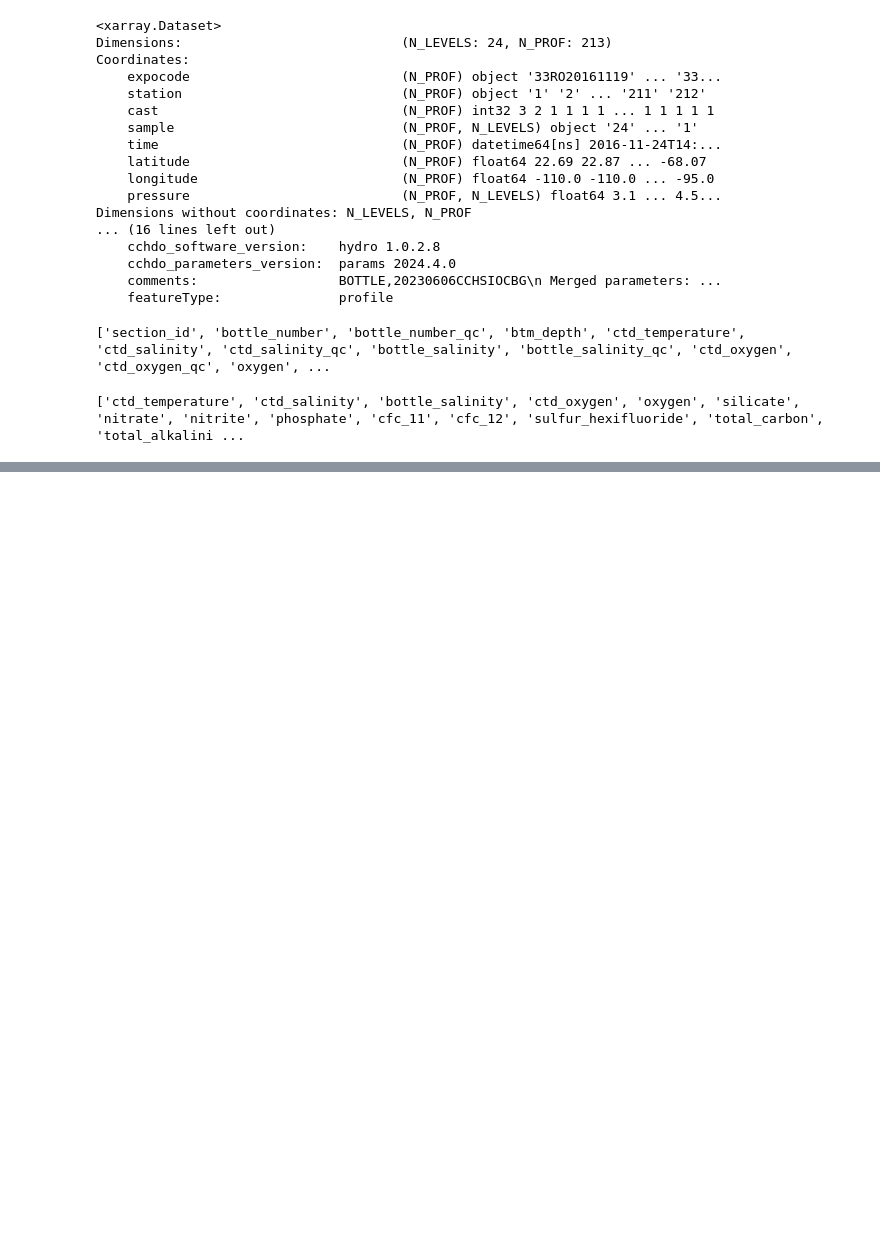
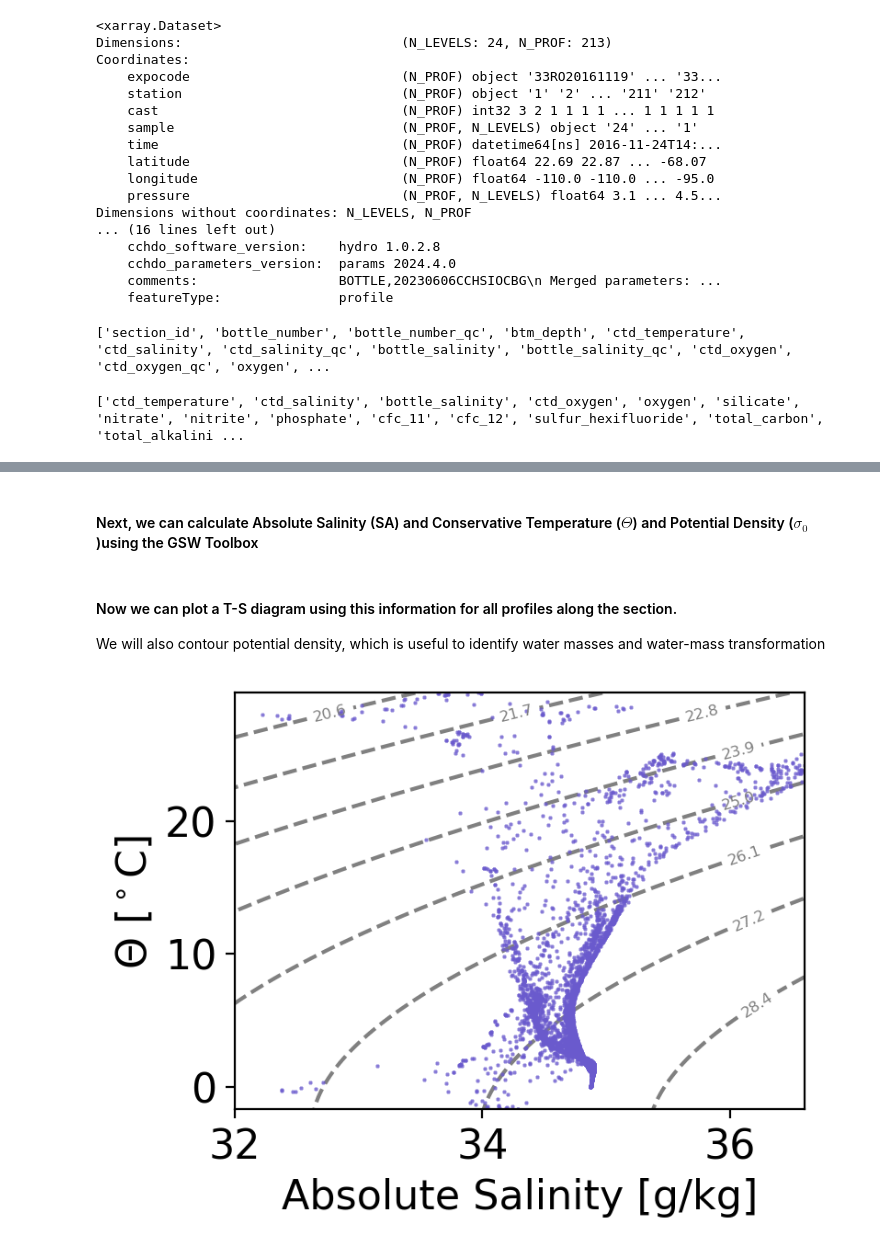
Before and after one commit to cchdo/demo_notebooks, a Jupyter notebook: explore_go-ship_bottle.ipynb, the cells around one changed output, grey strips where cells are left out. Saved outputs shown, nothing was run; the diff lists cells and outputs as text; code cells hidden in the pictures; blank space fills up the shorter version.

```diff
--- a/explore_go-ship_bottle.ipynb
+++ b/explore_go-ship_bottle.ipynb
@@ -91,0 +102,44 @@ plt.plot(dd.temperature,dd.depth)
+# %% [markdown]
+#### Next, we can calculate Absolute Salinity (SA) and Conservative Temperature ($\Theta$) and Potential Density ($\sigma_0$)using the GSW Toolbox
+# %%
+dd['SA'] = gsw.SA_from_SP(dd.ctd_salinity, dd.pressure, dd.longitude, dd.latitude)
+dd['CT'] = gsw.CT_from_t(dd.SA,dd.ctd_temperature, dd.pressure)
+dd['sigma_0'] = gsw.sigma0(dd.SA,dd.CT)
+# %% [markdown]
+#### Now we can plot a T-S diagram using this information for all profiles along the section.
+We will also contour potential density, which is useful to identify water masses and water-mass transformation
+# %%
+plt.figure(figsize=(4,3),dpi=200)
+
+# Create a grid of SA and CT values using meshgrid
+SA_vals = np.linspace(dd.SA.min(), dd.SA.max(), 100)
+CT_vals = np.linspace(dd.CT.min(), dd.CT.max(), 100)
+SA_grid, CT_grid = np.meshgrid(SA_vals, CT_vals)
+
+# Calculate potential density at each point on the grid
+p_density = gsw.sigma0(SA_grid, CT_grid)  # Assuming reference pressure of 0 dbar
+# Scatter plot of Absolute Salinity vs. Conservative Temperature
+plt.plot(dd.SA, dd.CT,
+         color='slateblue',
+         marker='+',
+         markersize=1.2,
+         alpha=0.8,
+         linestyle='')
+
+# Add potential density contours
+density_levels = np.linspace(min(p_density.flatten()), max(p_density.flatten()), 10)  # Choose density levels
+CS = plt.contour(SA_grid, CT_grid, p_density,
+                 levels=density_levels,
+                 colors='gray',
+                 linestyles='dashed')
+plt.clabel(CS, inline=True, fontsize=6, fmt='%.1f')
+
+# Label axes
+plt.xlabel('Absolute Salinity [g/kg]')
+plt.ylabel(r'$\Theta$ [$^\circ$C]')
+
+# Set axis limit
+plt.xlim(32,36.6)
+plt.show()
+# %% [output]
+[figure, added]
```
Also changed, not shown: parts of 6 cells of this notebook.
